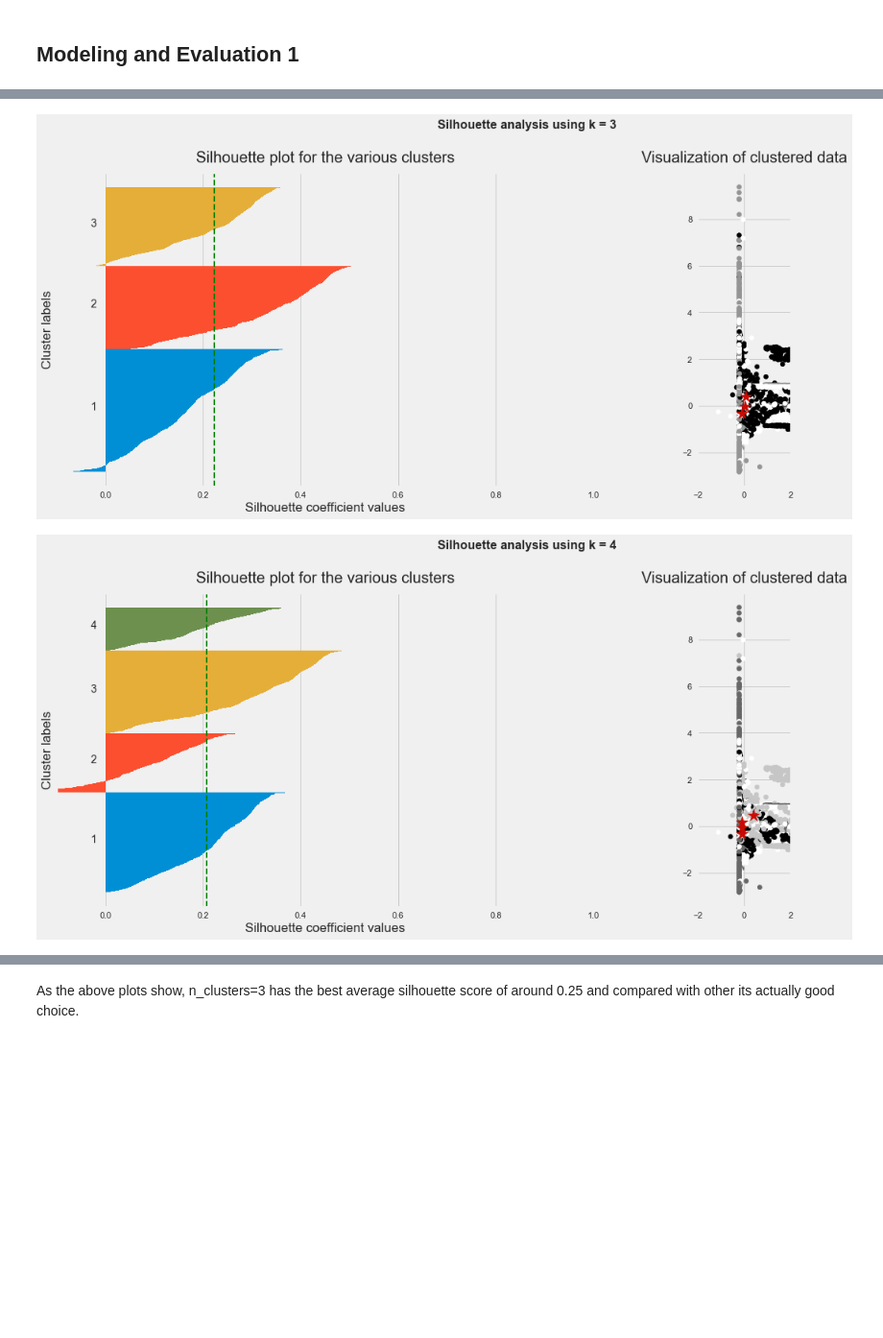
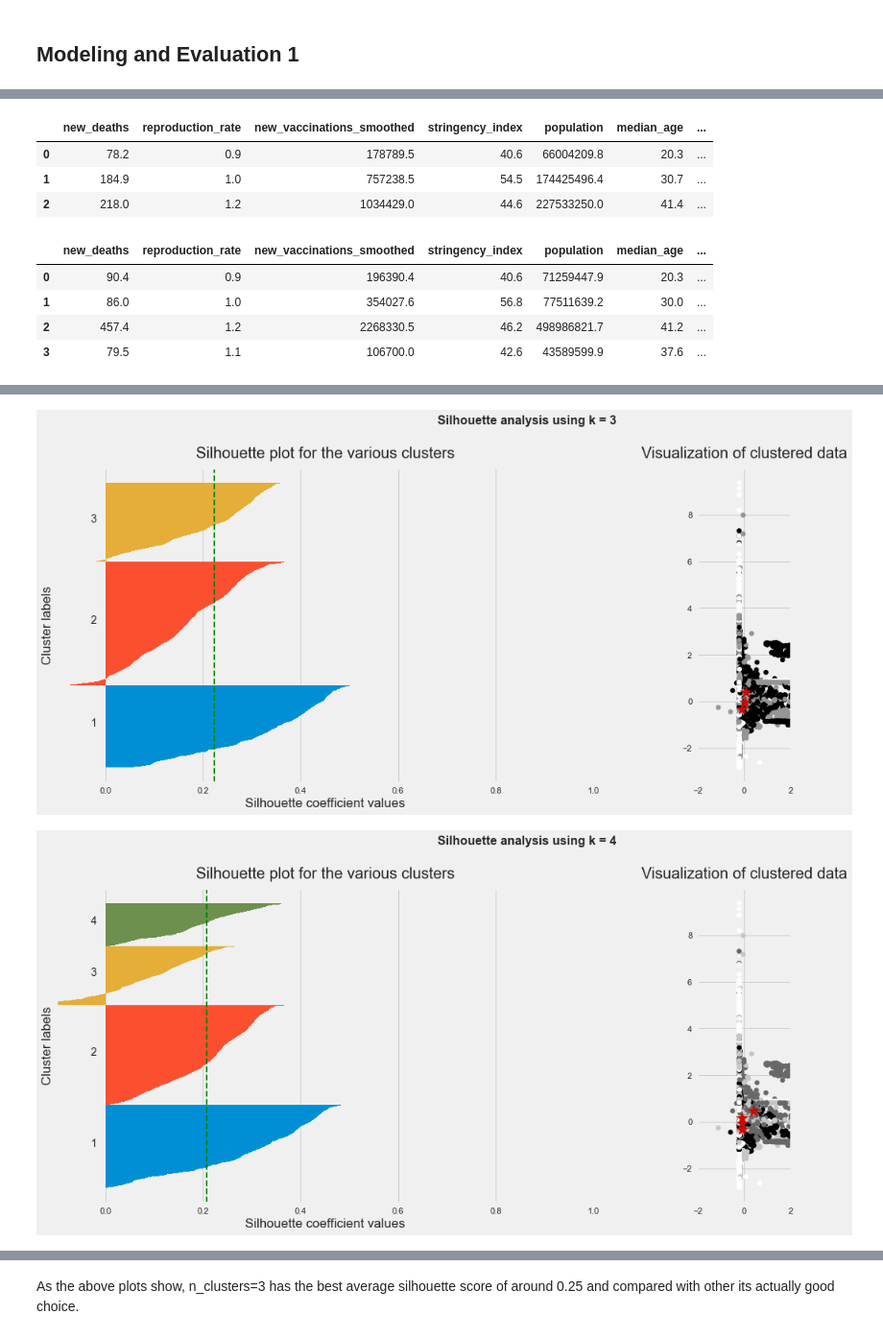
Before and after one commit to zharris1/Final_Project, a Jupyter notebook: Project_3_Master.ipynb, the cells around one changed output, grey strips where cells are left out. Shown at 96% size. Drawn from its saved outputs; the diff is of its cells as text; code cells hidden in the pictures; blank space fills up the shorter version.

```diff
--- a/Project_3_Master.ipynb
+++ b/Project_3_Master.ipynb
@@ -540,7 +559,7 @@ Text(0.5, 1.0, 'Visualization of raw data')
 X_std = StandardScaler().fit_transform(df)
 
 # Run local implementation of kmeans
-km = TimeSeriesKMeans(n_clusters=2, max_iter=100)
+km = TimeSeriesKMeans(n_clusters=3, max_iter=100)
 km.fit(X_std)
 centroids = km.cluster_centers_
 
@@ -571,7 +590,7 @@ ax = np.ravel(ax)
 centers = []
 for i in range(n_iter):
     # Run local implementation of kmeans
-    km = TimeSeriesKMeans(n_clusters=2,
+    km = TimeSeriesKMeans(n_clusters=3,
                 max_iter=3,
                 random_state=0)
     km.fit(X_std)
@@ -639,4 +658,6 @@ for i, k in enumerate([2, 3, 4]):
     plt.tight_layout()
     plt.suptitle(f'Silhouette analysis using k = {k}',
                  fontsize=16, fontweight='semibold', y=1.05);
+
+    display(df.groupby([labels]).mean().round(1))
 # %% [output]
@@ -642,0 +667,9 @@ for i, k in enumerate([2, 3, 4]):
+|  | new_deaths | reproduction_rate | new_vaccinations_smoothed | stringency_index | population | median_age | ... |
+| 0 | 78.2 | 0.9 | 178789.5 | 40.6 | 66004209.8 | 20.3 | ... |
+| 1 | 184.9 | 1.0 | 757238.5 | 54.5 | 174425496.4 | 30.7 | ... |
+| 2 | 218.0 | 1.2 | 1034429.0 | 44.6 | 227533250.0 | 41.4 | ... |
+|  | new_deaths | reproduction_rate | new_vaccinations_smoothed | stringency_index | population | median_age | ... |
+| 0 | 90.4 | 0.9 | 196390.4 | 40.6 | 71259447.9 | 20.3 | ... |
+| 1 | 86.0 | 1.0 | 354027.6 | 56.8 | 77511639.2 | 30.0 | ... |
+| 2 | 457.4 | 1.2 | 2268330.5 | 46.2 | 498986821.7 | 41.2 | ... |
+| 3 | 79.5 | 1.1 | 106700.0 | 42.6 | 43589599.9 | 37.6 | ... |
@@ -645,3 +678,3 @@ Wall time: 3min 36s
 [figure]
-[figure, old version]
+[figure, new version]
-[figure, old version]
+[figure, new version]
```
Also changed, not shown: parts of 7 cells of this notebook.
